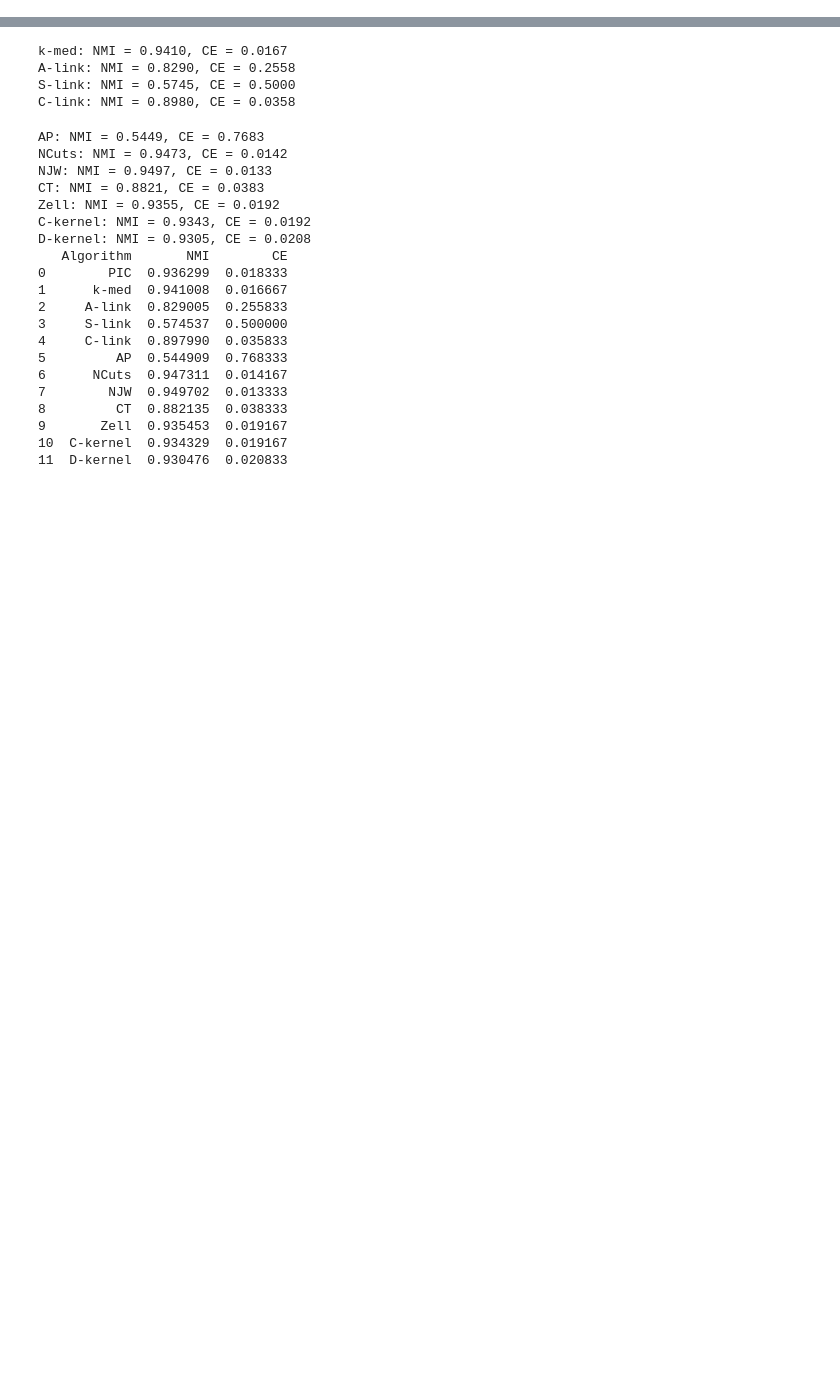
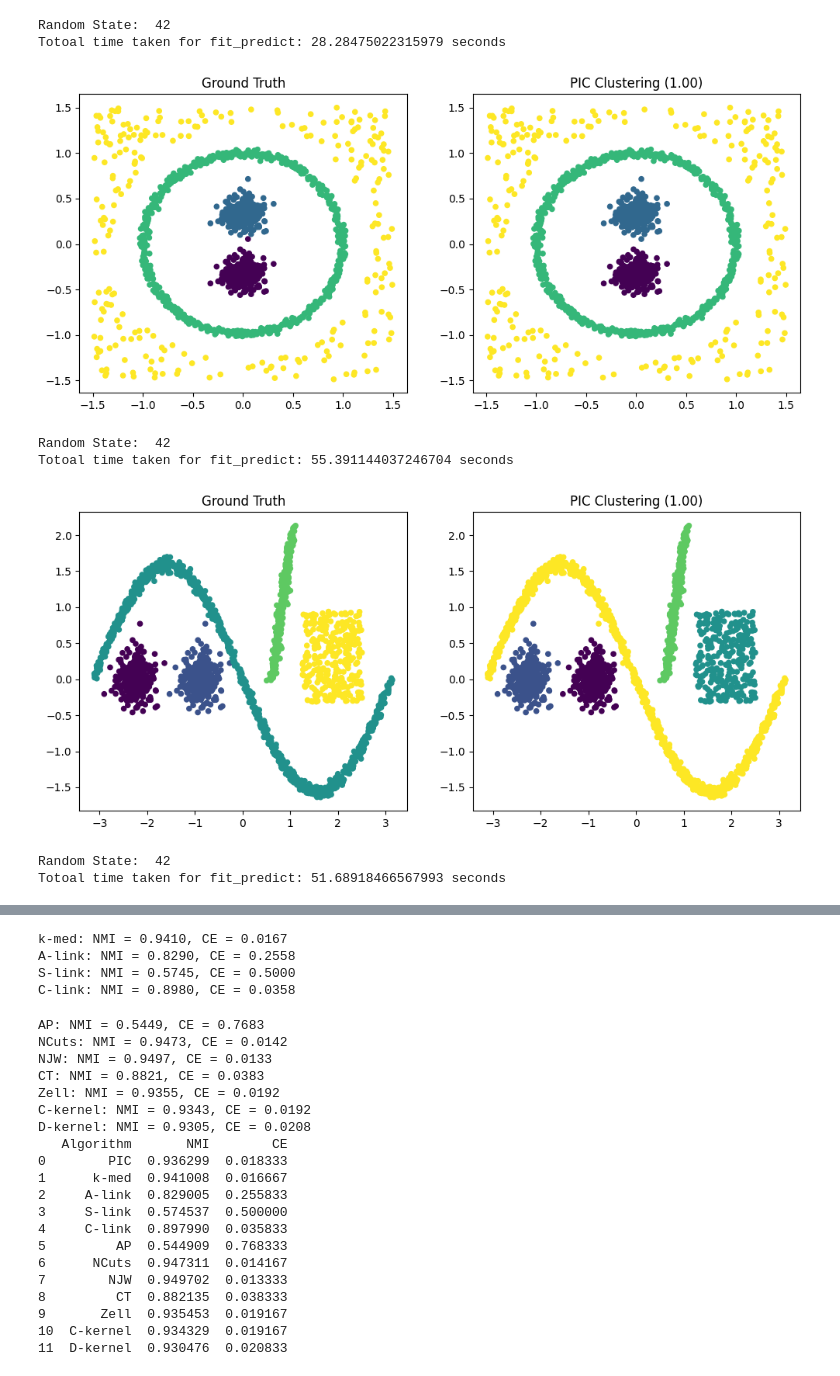
Before and after one commit to brunosangom/mai-url, a Jupyter notebook: Coursework1/src/main.ipynb, the cells around one changed output, grey strips where cells are left out. Saved outputs shown, nothing was run; the diff lists cells and outputs as text; code cells hidden in the pictures; blank space fills up the shorter version.

Commit message:
fix weight init and tweak synthetic datasets for better results

```diff
--- a/Coursework1/src/main.ipynb
+++ b/Coursework1/src/main.ipynb
@@ -8,3 +8,34 @@ from sklearn.datasets import make_blobs
 from pic import PIC
 from evaluation import evaluate_clustering_algorithms
 from datasets import synthetic_dataset_1, synthetic_dataset_2, synthetic_dataset_3
+# %%
+from sklearn.metrics import normalized_mutual_info_score
+
+for dataset in [synthetic_dataset_1, synthetic_dataset_2, synthetic_dataset_3]:
+    random_state = 42 # np.random.randint(0, 100)
+    # print("Random State: ", random_state)
+    X, Y_true = dataset(cluster_density=0.75, random_state=random_state)
+    pic = PIC(n_clusters=int(np.max(Y_true)+1), k=20, a=0.95, z=0.01)
+    Y_pred_PIC = pic.fit_predict(X)
+    nmi_score = normalized_mutual_info_score(Y_true, Y_pred_PIC)
+
+    plt.figure(figsize=(12, 5))
+
+    plt.subplot(1, 2, 1)
+    plt.scatter(X[:, 0], X[:, 1], c=Y_true, cmap='viridis', s=20)
+    plt.title("Ground Truth")
+
+    plt.subplot(1, 2, 2)
+    plt.scatter(X[:, 0], X[:, 1], c=Y_pred_PIC, cmap='viridis', s=20)
+    plt.title(f"PIC Clustering ({nmi_score:.2f})")
+
+    plt.show()
+# %% [output]
+Random State:  42
+Totoal time taken for fit_predict: 28.28475022315979 seconds
+[figure, added]
+Random State:  42
+Totoal time taken for fit_predict: 55.391144037246704 seconds
+[figure, added]
+Random State:  42
+Totoal time taken for fit_predict: 51.68918466567993 seconds
```
Also changed, not shown: parts of 3 cells of this notebook, 2 other files.
